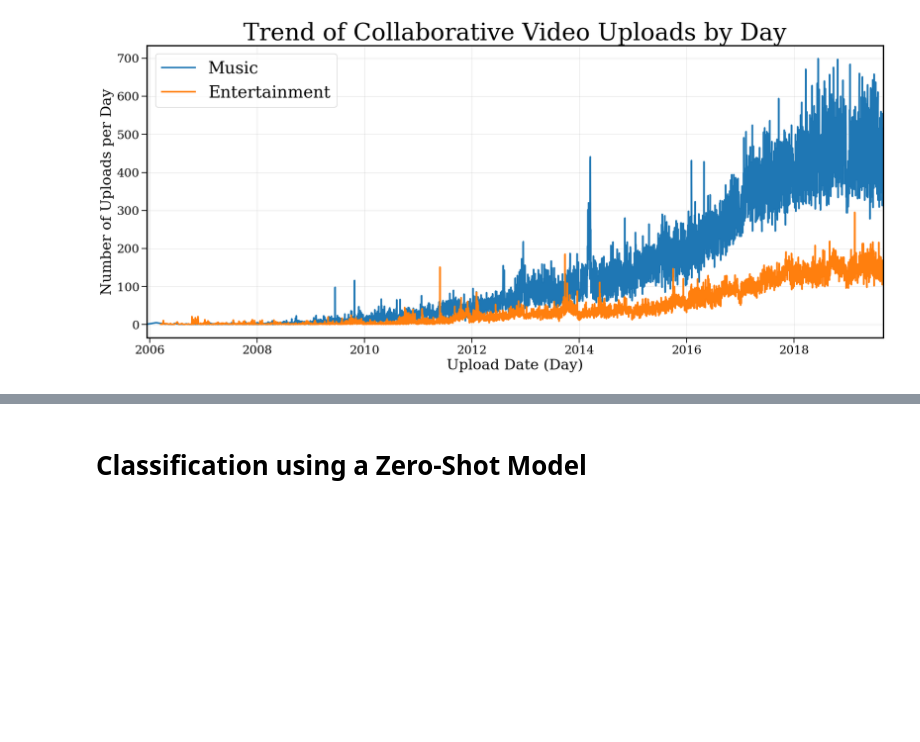
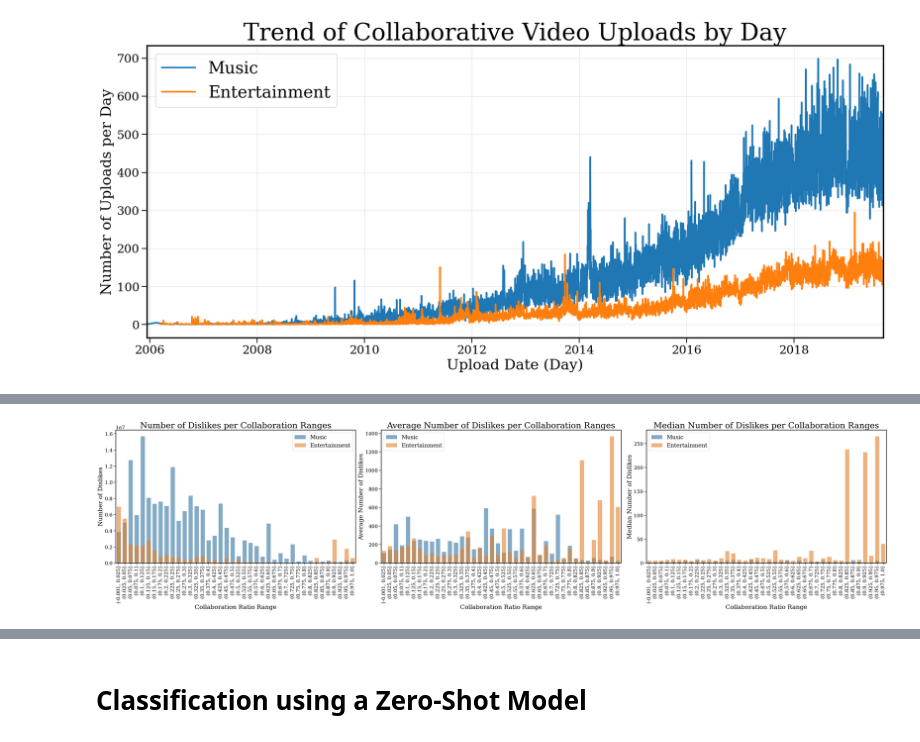
Before and after one commit to epfl-ada/ada-2024-project-tropicaltoucansinsight, a Jupyter notebook: collaborations.ipynb, the cells around one changed output, grey strips where cells are left out. Cells and saved outputs as stored; diff of their text form; code cells hidden in the pictures; blank space fills up the shorter version.

```diff
--- a/collaborations.ipynb
+++ b/collaborations.ipynb
@@ -441,0 +526,10 @@ data_utils.get_upload_evolution(df_music, df_entertainment, period="D")
+# %%
+# Define plotting parameters for dislikes
+metrics_dislikes = [("num_dislikes", "num_dislikes"), ("avg_dislikes", "avg_dislikes"), ("med_dislikes", "med_dislikes")]
+titles_dislikes = ["Number of Dislikes per Collaboration Ranges", "Average Number of Dislikes per Collaboration Ranges", "Median Number of Dislikes per Collaboration Ranges"]
+ylabels_dislikes = ["Number of Dislikes", "Average Number of Dislikes", "Median Number of Dislikes"]
+
+# Plot the dislikes statistics vs. collaboration ratio range
+data_utils.plot_collaboration_stats(stats_music, stats_entertainment, metrics_dislikes, titles_dislikes, ylabels_dislikes)
+# %% [output]
+[figure, added]
```
Also changed, not shown: parts of 22 cells of this notebook.
